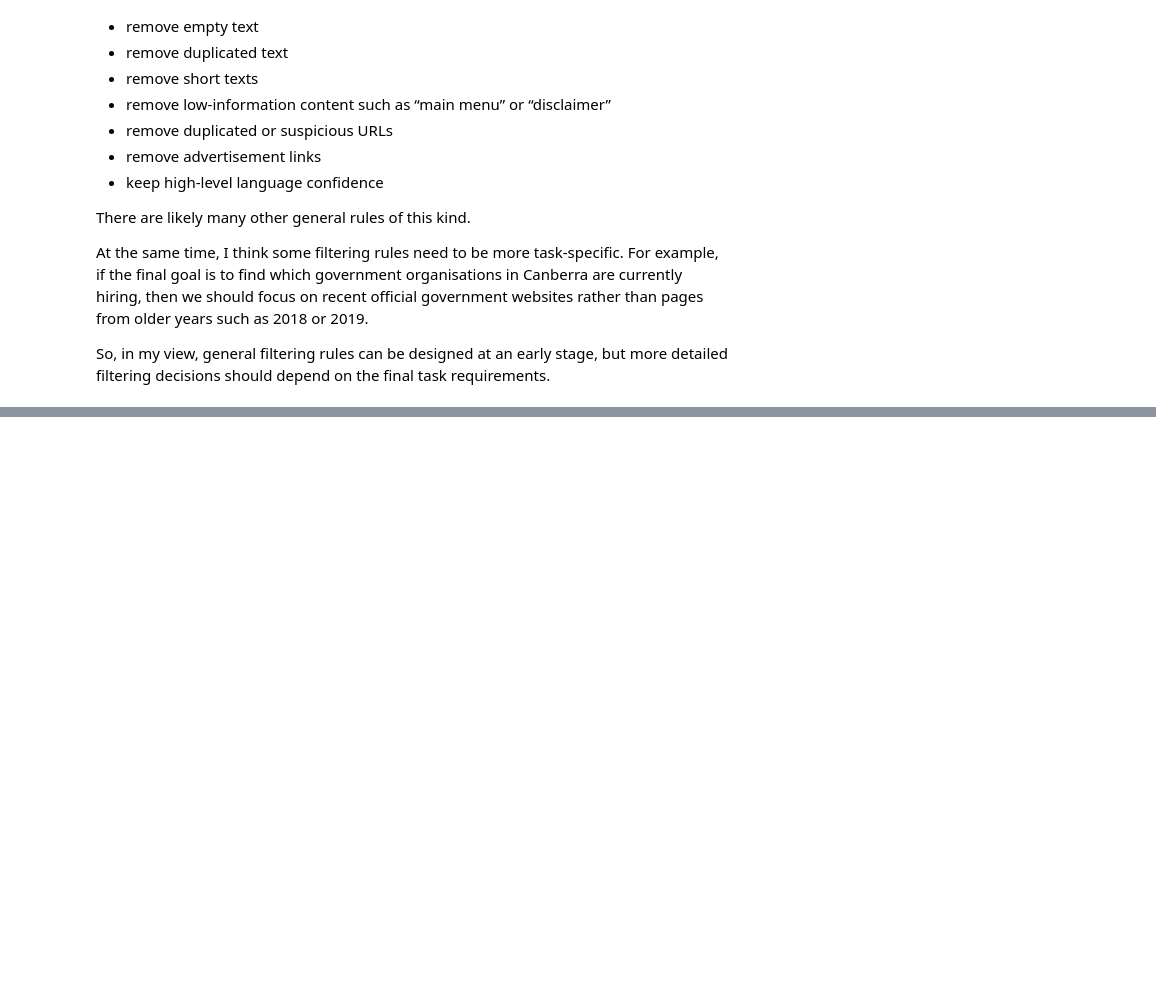
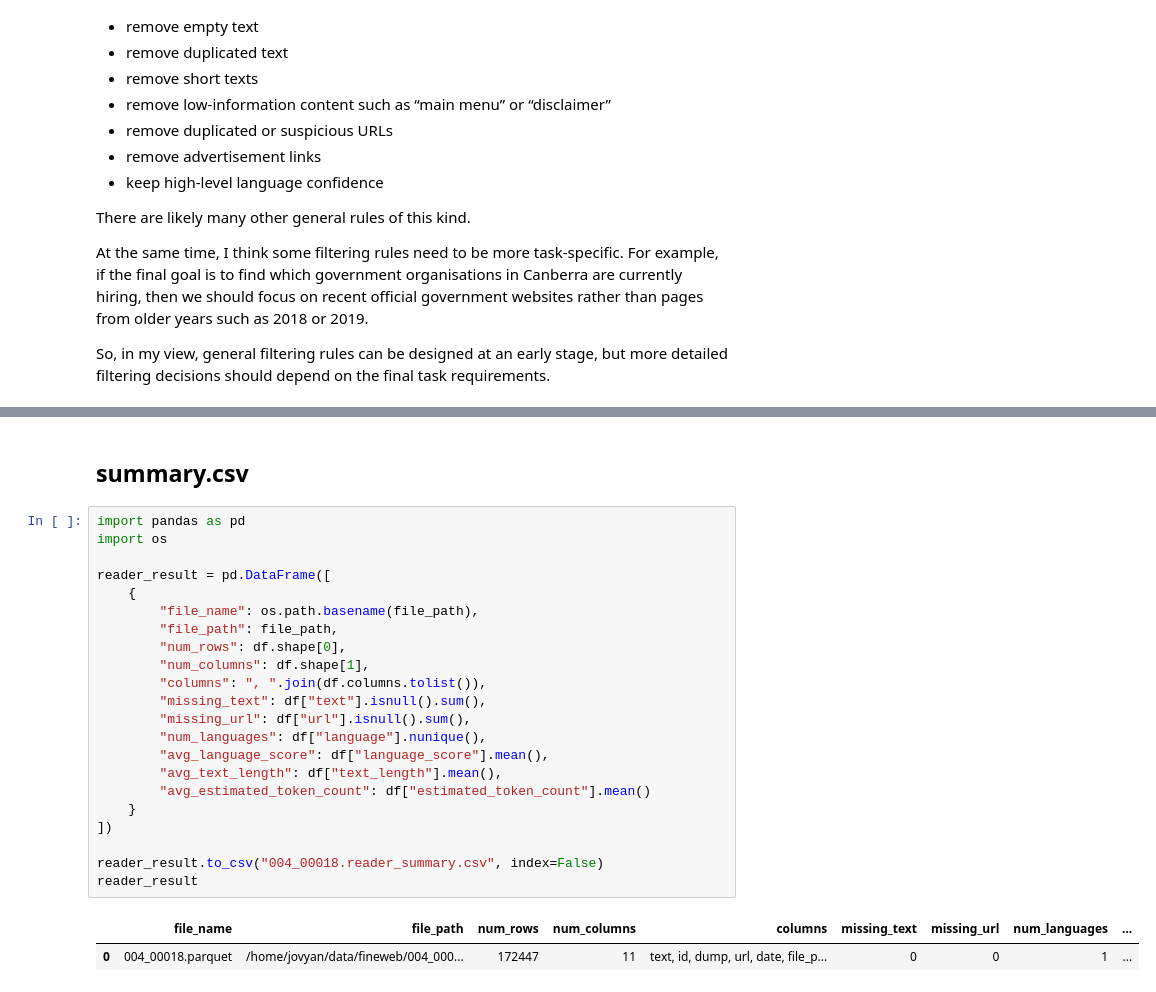
Before and after one commit to joeyllm/JoeyLLM-Team, a Jupyter notebook: team-members/xiang-chang/notebooks/Sean-notebook.ipynb, the cells around one changed output, grey strips where cells are left out. Drawn from its saved outputs; the diff is of its cells as text; blank space fills up the shorter version.

```diff
--- a/team-members/xiang-chang/notebooks/Sean-notebook.ipynb
+++ b/team-members/xiang-chang/notebooks/Sean-notebook.ipynb
@@ -358,0 +379,27 @@ So, in my view, general filtering rules can be designed at an early stage, but m
+# %% [markdown]
+## summary.csv
+# %%
+import pandas as pd
+import os
+
+reader_result = pd.DataFrame([
+    {
+        "file_name": os.path.basename(file_path),
+        "file_path": file_path,
+        "num_rows": df.shape[0],
+        "num_columns": df.shape[1],
+        "columns": ", ".join(df.columns.tolist()),
+        "missing_text": df["text"].isnull().sum(),
+        "missing_url": df["url"].isnull().sum(),
+        "num_languages": df["language"].nunique(),
+        "avg_language_score": df["language_score"].mean(),
+        "avg_text_length": df["text_length"].mean(),
+        "avg_estimated_token_count": df["estimated_token_count"].mean()
+    }
+])
+
+reader_result.to_csv("004_00018.reader_summary.csv", index=False)
+reader_result
+# %% [output]
+|  | file_name | file_path | num_rows | num_columns | columns | missing_text | missing_url | num_languages | ... |
+| 0 | 004_00018.parquet | /home/jovyan/data/fineweb/004_000... | 172447 | 11 | text, id, dump, url, date, file_p... | 0 | 0 | 1 | ... |
```
Also changed, not shown: parts of 5 cells of this notebook.
